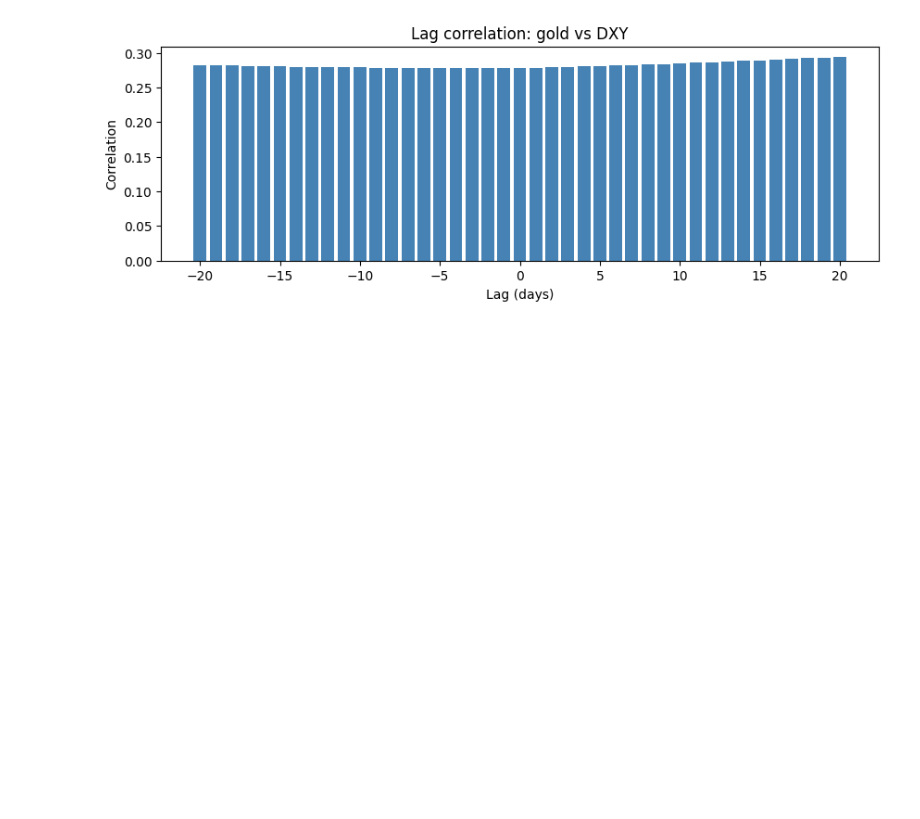
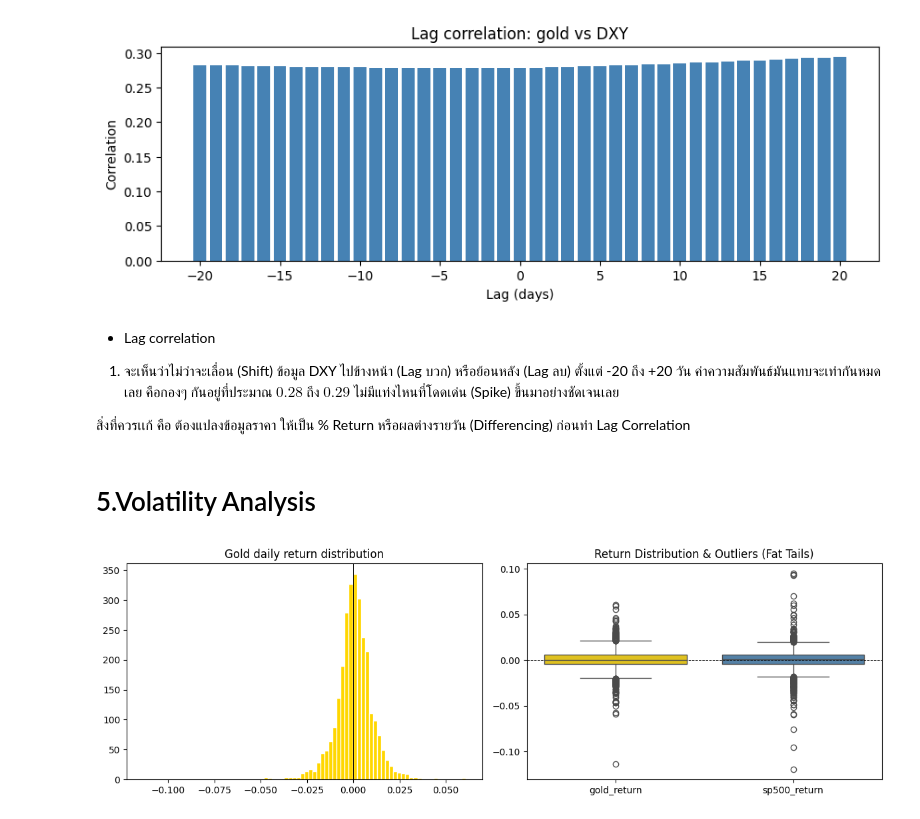
Before and after one commit to atiwit/CPE232-goldpriceforecast, a Jupyter notebook: notebooks/3_eda.ipynb, the cells around one changed output. Cells and saved outputs as stored; diff of their text form; code cells hidden in the pictures; blank space fills up the shorter version.

```diff
--- a/notebooks/3_eda.ipynb
+++ b/notebooks/3_eda.ipynb
@@ -295,3 +306,32 @@ plt.title('Lag correlation: gold vs DXY')
 plt.show()
 # %% [output]
 [figure]
+# %% [markdown]
+* Lag correlation
+1. จะเห็นว่าไม่ว่าจะเลื่อน (Shift) ข้อมูล DXY ไปข้างหน้า (Lag บวก) หรือย้อนหลัง (Lag ลบ) ตั้งแต่ -20 ถึง +20 วัน ค่าความสัมพันธ์มันแทบจะเท่ากันหมดเลย คือกองๆ กันอยู่ที่ประมาณ $0.28$ ถึง $0.29$ ไม่มีแท่งไหนที่โดดเด่น (Spike) ขึ้นมาอย่างชัดเจนเลย
+
+สิ่งที่ควรเเก้ คือ ต้องแปลงข้อมูลราคา ให้เป็น % Return หรือผลต่างรายวัน (Differencing) ก่อนทำ Lag Correlation
+# %% [markdown]
+# 5.Volatility Analysis
+# %%
+# Daily returns
+df['gold_return'] = df['gold_close'].pct_change()
+df['sp500_return'] = df['sp500_close'].pct_change()
+# %%
+# Histogram & Boxplot of returns
+fig, axes = plt.subplots(1, 2, figsize=(12, 4))
+
+# Gold daily return distribution (โค้ดเดิมของคุณ)
+axes[0].hist(df['gold_return'].dropna(), bins=80, edgecolor='white', color='gold')
+axes[0].set_title('Gold daily return distribution')
+axes[0].axvline(0, color='black', linewidth=0.7)
+
+# Boxplot เปรียบเทียบความผันผวนและ Outliers
+sns.boxplot(data=df[['gold_return', 'sp500_return']].dropna(), ax=axes[1], palette=['gold', 'steelblue'])
+axes[1].set_title('Return Distribution & Outliers (Fat Tails)')
+axes[1].axhline(0, color='black', linewidth=0.7, linestyle='--')
+
+plt.tight_layout()
+plt.show()
+# %% [output]
+[figure, added]
```
Also changed, not shown: parts of 9 cells of this notebook.
